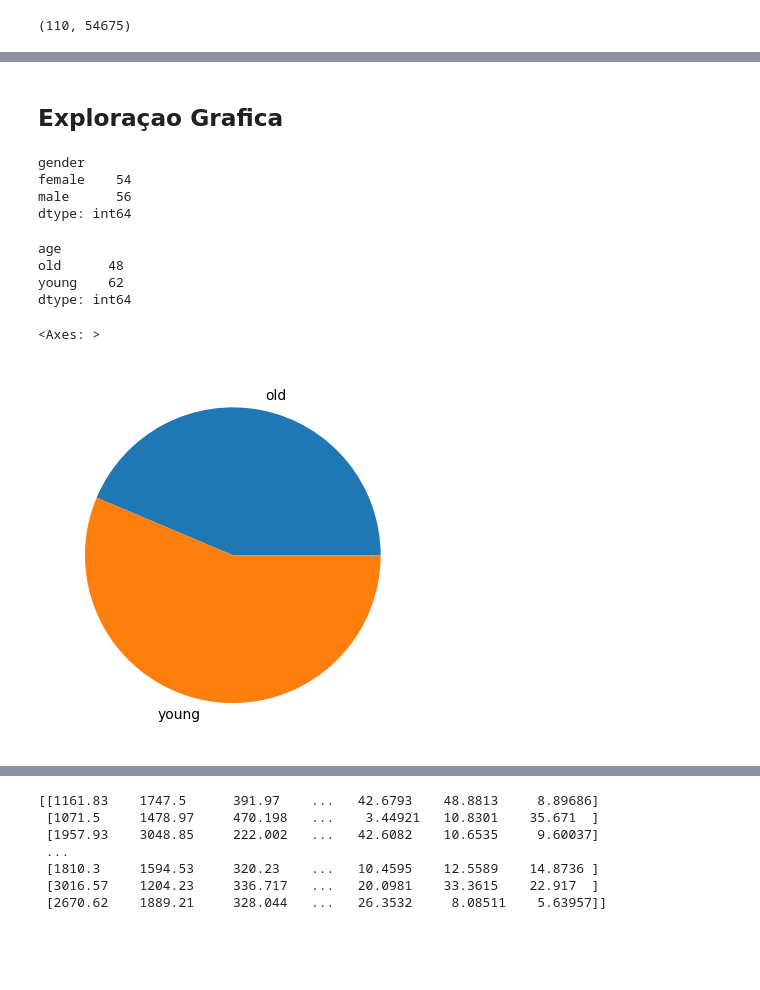
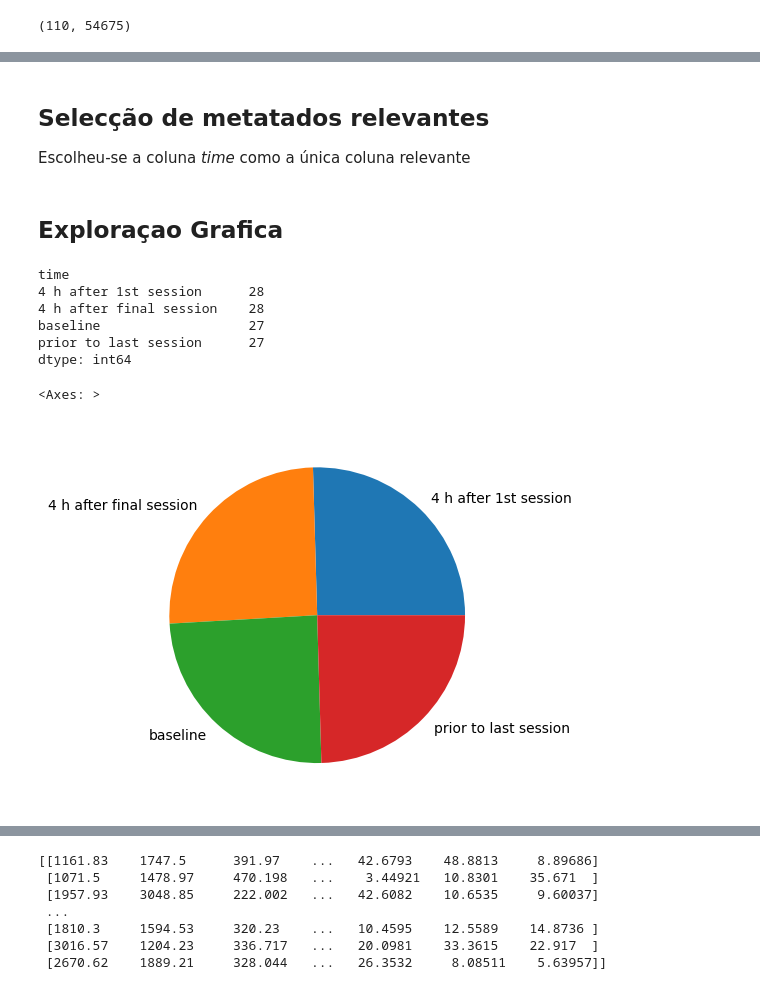
Before and after one commit to LuisGoncal/Grupo11-B1-Datset9, a Jupyter notebook: Trabalho_bioinformática_G11.ipynb, the cells around one changed output, grey strips where cells are left out. Saved outputs shown, nothing was run; the diff lists cells and outputs as text; code cells hidden in the pictures; blank space fills up the shorter version.

```diff
--- a/Trabalho_bioinformática_G11.ipynb
+++ b/Trabalho_bioinformática_G11.ipynb
@@ -15,5 +20,3 @@ from sklearn.feature_selection import SelectPercentile, chi2
 # %%
-# carregamento de dados e metadados
 data_ = pd.read_csv('gds5218.csv',sep=',', index_col = 0)
-meta = pd.read_csv('meta-gds5218.csv',sep=',', index_col = 0)
-list_of_column_names = list(data_.columns)
+meta = pd.read_csv('Dataset9/meta-gds5218.csv', index_col = 0)
@@ -168,0 +179,3 @@ descricao
+# %% [markdown]
+## Selecção de metatados relevantes
+Escolheu-se a coluna *time* como a única coluna relevante
@@ -169,21 +185,16 @@ descricao
 # %% [markdown]
 ## Exploraçao Grafica
 # %%
-meta.groupby("gender").size()
+meta.groupby("time").size()
 # %% [output]
-gender
-female    54
-male      56
+time
+4 h after 1st session      28
+4 h after final session    28
+baseline                   27
+prior to last session      27
 dtype: int64
-# %%
-meta.groupby("age").size()
-# %% [output]
-age
-old      48
-young    62
-dtype: int64
 # %%
-meta.groupby("age").size().plot.pie()
+meta.groupby("time").size().plot.pie()
 # %% [output]
 <Axes: >
-[figure, old version]
+[figure, new version]
```
Also changed, not shown: parts of 95 cells of this notebook.
